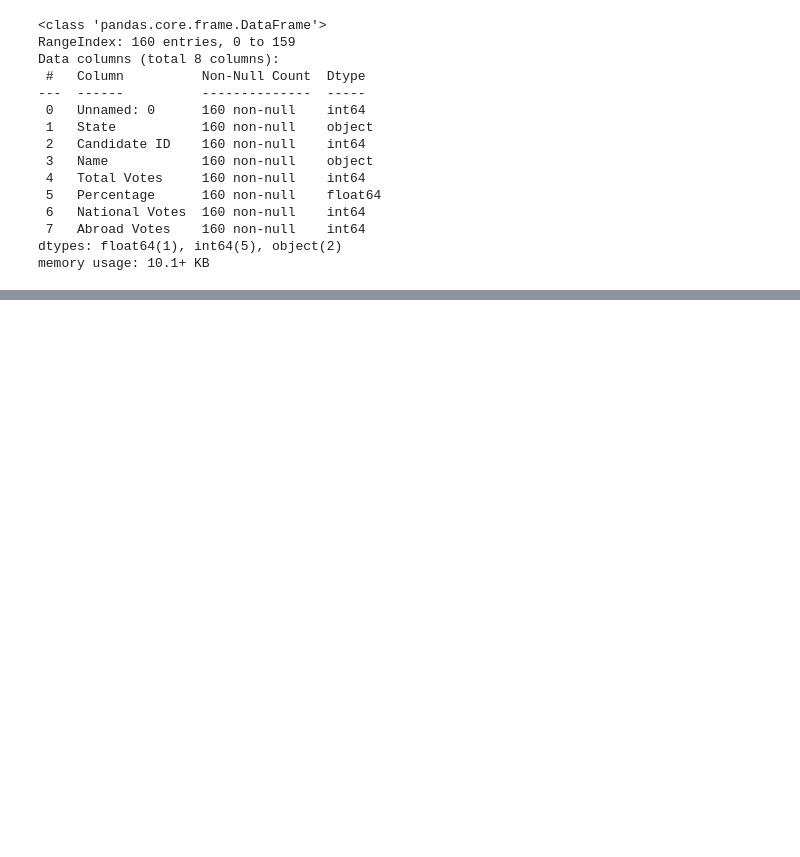
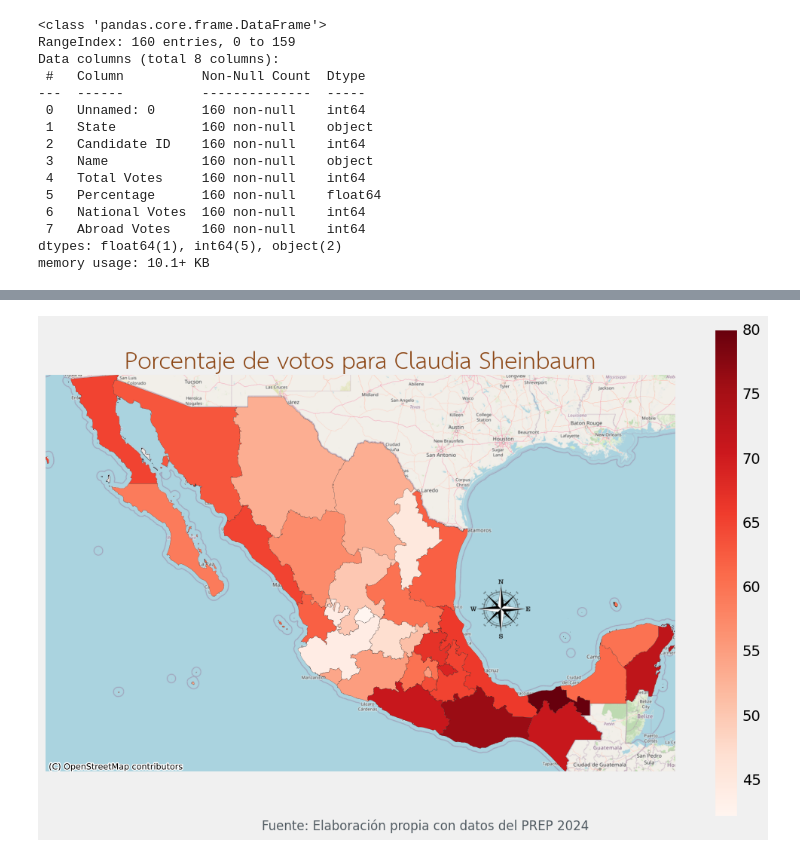
Before and after one commit to Anonymate054/PREP2024, a Jupyter notebook: analysis/analysis_map.ipynb, the cells around one changed output, grey strips where cells are left out. Saved outputs shown, nothing was run; the diff lists cells and outputs as text; code cells hidden in the pictures; blank space fills up the shorter version.

```diff
--- a/analysis/analysis_map.ipynb
+++ b/analysis/analysis_map.ipynb
@@ -71,0 +328,68 @@ result
+# %%
+# Configurar el estilo de la gráfica
+plt.style.use('fivethirtyeight')
+
+# Crear el esquema de colores usando la biblioteca mapclassify
+# La función Quantiles permite transformar los datos numéricos a un esquema de clases
+scheme = mc.Quantiles(df_map['Percentage'].dropna(), k=5)
+
+# Crear la figura y el eje
+fig, ax = plt.subplots(1, 1, figsize=(12, 8))
+
+# Convertir el GeoDataFrame al sistema de coordenadas EPSG:3857
+df_map = df_map.to_crs(epsg=3857)
+
+# Crear el mapa coropletico con los datos del Percentage carencias
+# y los poligonos por municipio
+gplt.choropleth(
+    df_map[df_map['Name'] == 'Claudia Sheinbaum Pardo'],
+    hue="Percentage",
+    # scheme=scheme,
+    cmap= 'Reds',
+    linewidth=.1,
+    edgecolor='black',
+    legend=True,
+    ax=ax,
+)
+
+# Ajustar los límites del eje para que coincidan con los datos proyectados
+ax.set_xlim(df_map.total_bounds[0], df_map.total_bounds[2])
+ax.set_ylim(df_map.total_bounds[1], df_map.total_bounds[3])
+
+# Añadir el mapa base del proveedor Openstreetmap
+ctx.add_basemap(ax, source=ctx.providers.OpenStreetMap.Mapnik, zoom=6)
+
+# Obtener el tamaño del mapa para calcular la posición de la imagen
+# Esto se hace para posicionar la rosa de los vientos
+map_width = ax.get_xlim()[1] - ax.get_xlim()[0]
+map_height = ax.get_ylim()[1] - ax.get_ylim()[0]
+
+# Definir las coordenadas para la posición de la imagen
+img_x = ax.get_xlim()[0] + map_width * 2 / 3  # Aproximadamente un tercio del ancho del mapa desde la izquierda
+img_y = ax.get_ylim()[0] + map_height / 2  # Centrado verticalmente en el mapa
+
+# Ajustar el tamaño de la imagen de la rosa de los vientos
+img_width = 400000  # Ancho de la imagen
+img_height = 400000  # Alto de la imagen
+
+# Añadir la rosa de los vientos en la nueva posición y tamaño
+windrose_img = mpimg.imread('windrose.png')  # Asegúrate de tener una imagen llamada 'windrose.png' en tu directorio de trabajo
+ax.imshow(windrose_img, extent=[img_x, img_x + img_width, img_y - img_height, img_y], zorder=5)
+
+# Añadir el pie de página
+fig.text(0.5, 0.05, "Fuente: Elaboración propia con datos del PREP 2024", ha='center', fontsize=12, color='#515B62')
+
+# Añadir título y etiquetas
+title_font = {'fontname': 'Laksaman', 'fontsize': 22, 'color': '#8B4513'}
+ax.set_title('Porcentaje de votos para Claudia Sheinbaum', **title_font)
+
+# Personalizar la leyenda
+# legend = ax.get_legend()
+# legend.set_bbox_to_anchor((0.25, 0.30))  # Posiciona la leyenda fuera del gráfico
+# legend.set_title('Porcentaje de votos', prop={'size': 12})
+# plt.setp(legend.get_texts(), fontsize=12)  # Cambiar tamaño de fuente de los textos de la leyenda
+
+# Mostrar el mapa
+plt.show()
+# %% [output]
+[figure, added]
```
Also changed, not shown: parts of 14 cells of this notebook, 1 other file.
